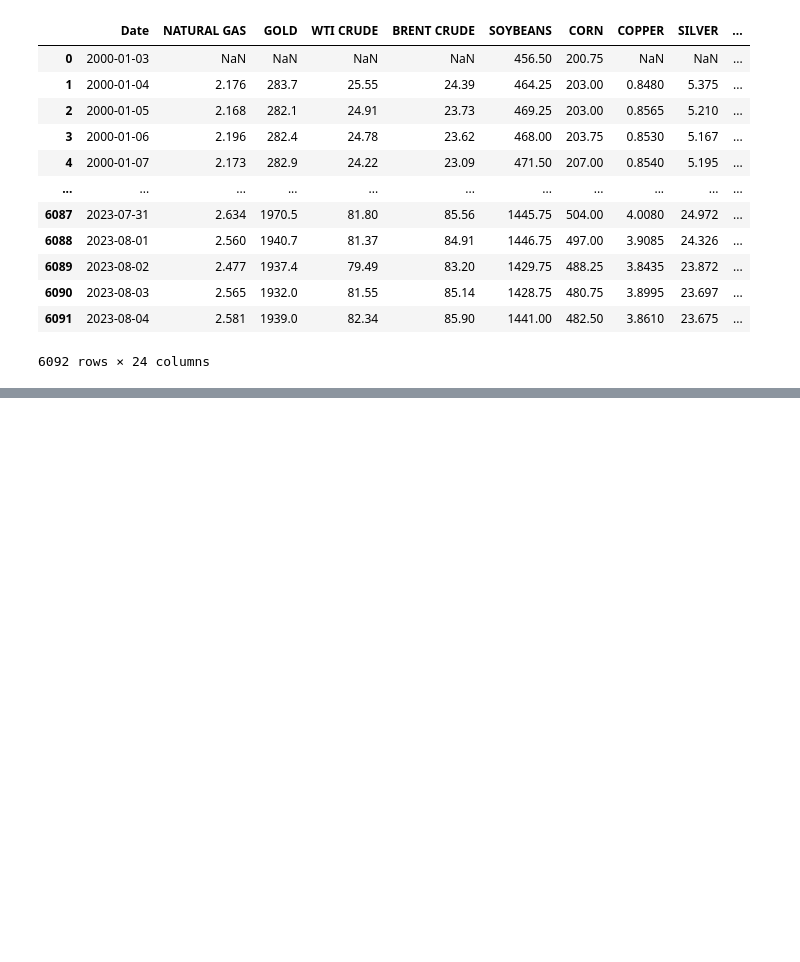
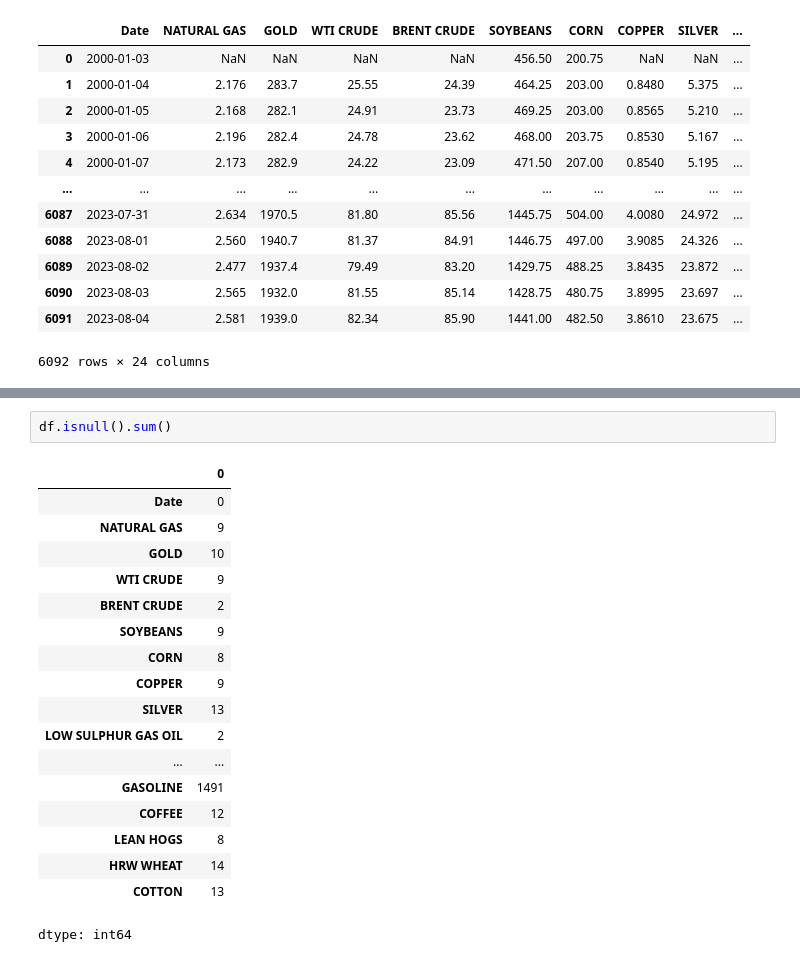
Before and after one commit to firarru/Analisis-Deret-Waktu, a Jupyter notebook: Tubes_ADW.ipynb, the cells around one changed output, grey strips where cells are left out. Cells and saved outputs as stored; diff of their text form; blank space fills up the shorter version.

```diff
--- a/Tubes_ADW.ipynb
+++ b/Tubes_ADW.ipynb
@@ -22,0 +84,21 @@ df
+# %%
+df.isnull().sum()
+# %% [output]
+|  | 0 |
+| Date | 0 |
+| NATURAL GAS | 9 |
+| GOLD | 10 |
+| WTI CRUDE | 9 |
+| BRENT CRUDE | 2 |
+| SOYBEANS | 9 |
+| CORN | 8 |
+| COPPER | 9 |
+| SILVER | 13 |
+| LOW SULPHUR GAS OIL | 2 |
+| ... | ... |
+| GASOLINE | 1491 |
+| COFFEE | 12 |
+| LEAN HOGS | 8 |
+| HRW WHEAT | 14 |
+| COTTON | 13 |
+dtype: int64
```
Also changed, not shown: parts of 26 cells of this notebook.
